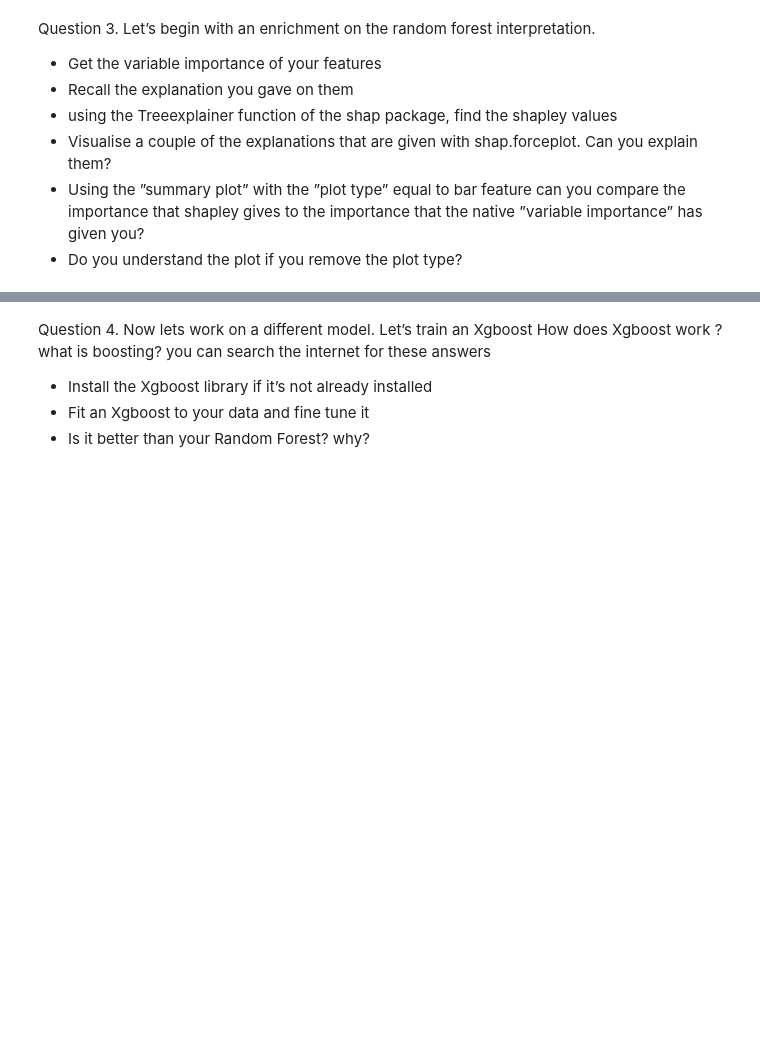
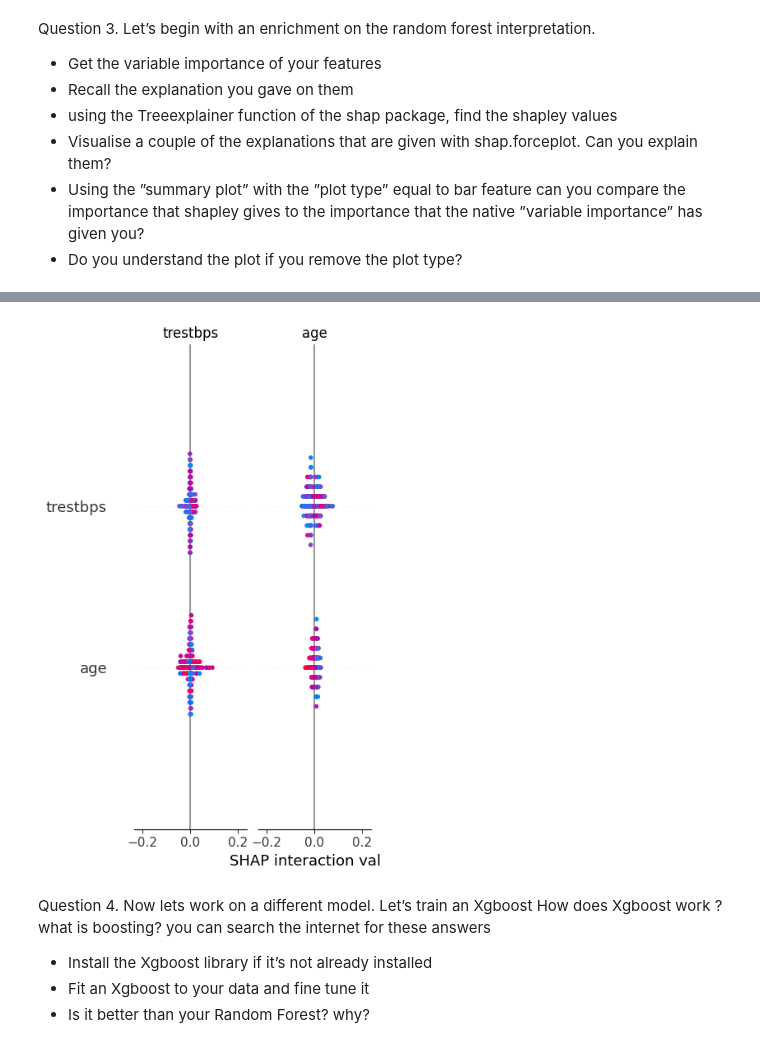
Before and after one commit to BastienCherel/ExplainabilityAI, a Jupyter notebook: Tutorial3/Tutorial3_CHEREL.ipynb, the cells around one changed output, grey strips where cells are left out. Drawn from its saved outputs; the diff is of its cells as text; code cells hidden in the pictures; blank space fills up the shorter version.

```diff
--- a/Tutorial3/Tutorial3_CHEREL.ipynb
+++ b/Tutorial3/Tutorial3_CHEREL.ipynb
@@ -231,3 +203,11 @@ shap.plots.violin(shap_values[:,:,0], feature_names=data.columns,features=X_trai
+# %%
+# Create a summary plot with bar plot type
+shap.summary_plot(shap_values, X_train, plot_type="bar", feature_names=X_train.columns)
+
+# Show the plot
+plt.show()
+# %% [output]
+[figure, added]
 # %% [markdown]
 
 Question 4.
```
Also changed, not shown: parts of 36 cells of this notebook, 1 other file.
